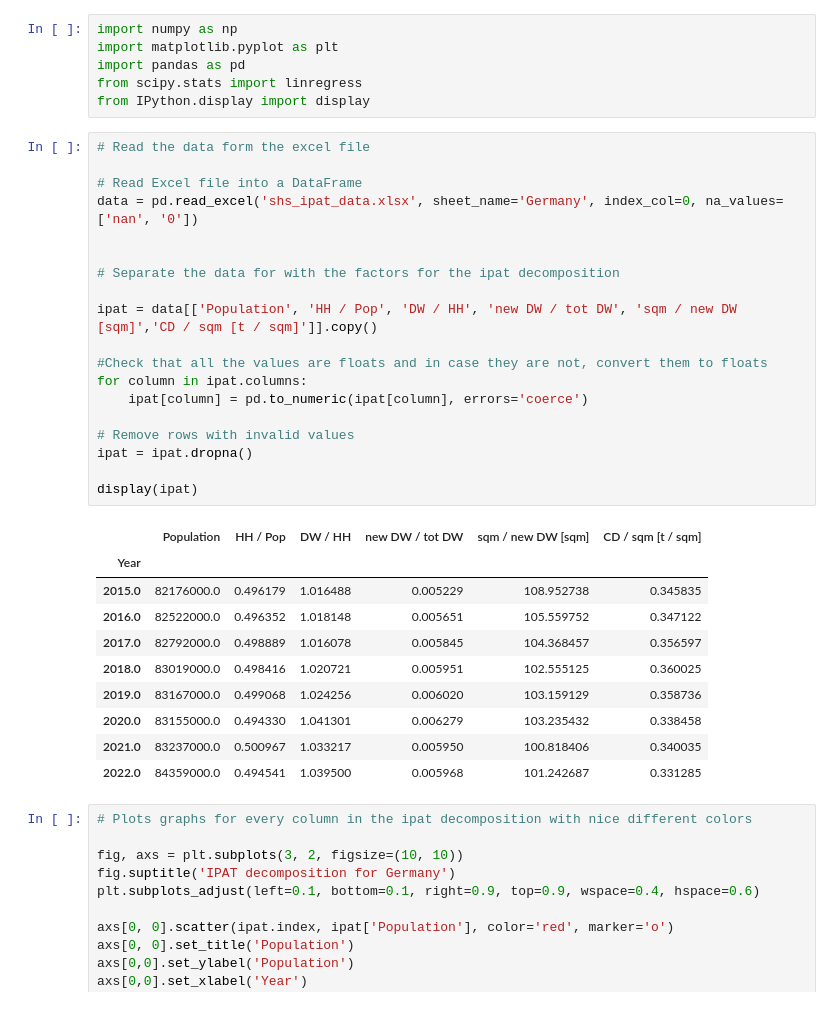
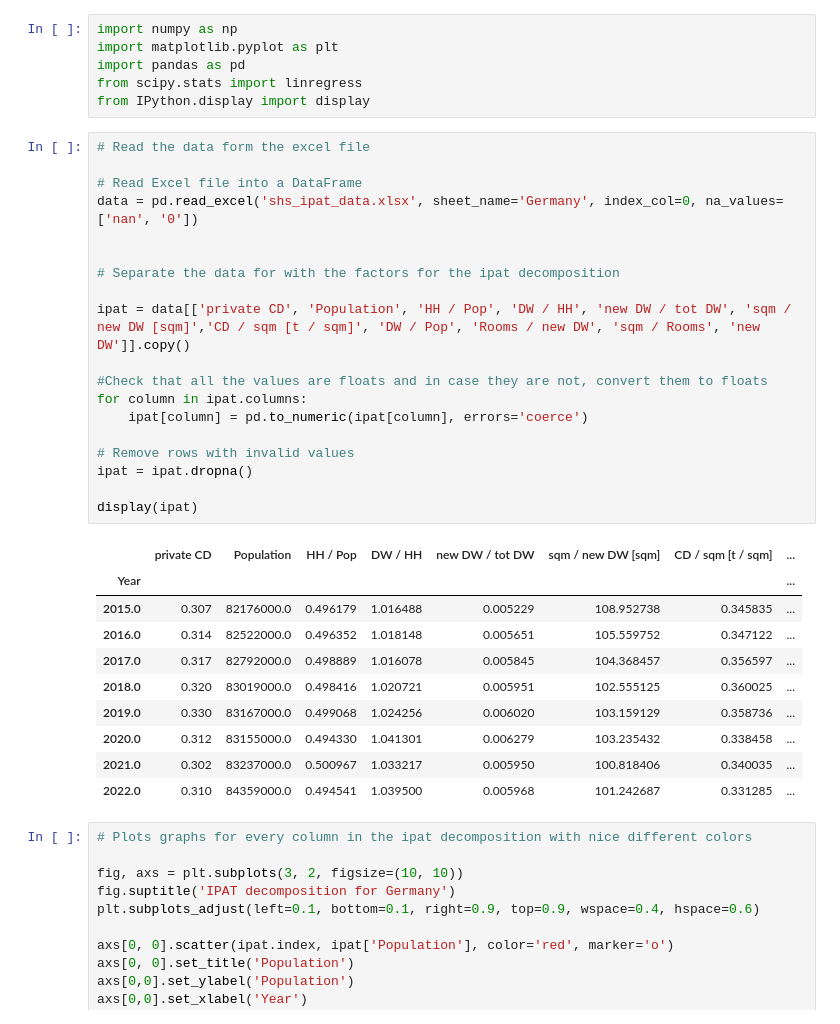
Before and after one commit to pietropecchini/Economic-Growth-and-Sustainability, a Jupyter notebook: analysis.ipynb, the cells around one changed output. Cells and saved outputs as stored; diff of their text form.

Commit message:
added rooms analysis

```diff
--- a/analysis.ipynb
+++ b/analysis.ipynb
@@ -7,33 +7,33 @@ from IPython.display import display
 # %%
 # Read the data form the excel file
 
 # Read Excel file into a DataFrame
 data = pd.read_excel('shs_ipat_data.xlsx', sheet_name='Germany', index_col=0, na_values=['nan', '0'])
 
 
 # Separate the data for with the factors for the ipat decomposition
 
-ipat = data[['Population', 'HH / Pop', 'DW / HH', 'new DW / tot DW', 'sqm / new DW [sqm]','CD / sqm [t / sqm]']].copy()
+ipat = data[['private CD', 'Population', 'HH / Pop', 'DW / HH', 'new DW / tot DW', 'sqm / new DW [sqm]','CD / sqm [t / sqm]', 'DW / Pop', 'Rooms / new DW', 'sqm / Rooms', 'new DW']].copy()
 
 #Check that all the values are floats and in case they are not, convert them to floats
 for column in ipat.columns:
     ipat[column] = pd.to_numeric(ipat[column], errors='coerce')
 
 # Remove rows with invalid values
 ipat = ipat.dropna()
 
 display(ipat)
 # %% [output]
-|  | Population | HH / Pop | DW / HH | new DW / tot DW | sqm / new DW [sqm] | CD / sqm [t / sqm] |
-| Year |  |  |  |  |  |  |
-| 2015.0 | 82176000.0 | 0.496179 | 1.016488 | 0.005229 | 108.952738 | 0.345835 |
-| 2016.0 | 82522000.0 | 0.496352 | 1.018148 | 0.005651 | 105.559752 | 0.347122 |
-| 2017.0 | 82792000.0 | 0.498889 | 1.016078 | 0.005845 | 104.368457 | 0.356597 |
-| 2018.0 | 83019000.0 | 0.498416 | 1.020721 | 0.005951 | 102.555125 | 0.360025 |
-| 2019.0 | 83167000.0 | 0.499068 | 1.024256 | 0.006020 | 103.159129 | 0.358736 |
-| 2020.0 | 83155000.0 | 0.494330 | 1.041301 | 0.006279 | 103.235432 | 0.338458 |
-| 2021.0 | 83237000.0 | 0.500967 | 1.033217 | 0.005950 | 100.818406 | 0.340035 |
-| 2022.0 | 84359000.0 | 0.494541 | 1.039500 | 0.005968 | 101.242687 | 0.331285 |
+|  | private CD | Population | HH / Pop | DW / HH | new DW / tot DW | sqm / new DW [sqm] | CD / sqm [t / sqm] | ... |
+| Year |  |  |  |  |  |  |  | ... |
+| 2015.0 | 0.307 | 82176000.0 | 0.496179 | 1.016488 | 0.005229 | 108.952738 | 0.345835 | ... |
+| 2016.0 | 0.314 | 82522000.0 | 0.496352 | 1.018148 | 0.005651 | 105.559752 | 0.347122 | ... |
+| 2017.0 | 0.317 | 82792000.0 | 0.498889 | 1.016078 | 0.005845 | 104.368457 | 0.356597 | ... |
+| 2018.0 | 0.320 | 83019000.0 | 0.498416 | 1.020721 | 0.005951 | 102.555125 | 0.360025 | ... |
+| 2019.0 | 0.330 | 83167000.0 | 0.499068 | 1.024256 | 0.006020 | 103.159129 | 0.358736 | ... |
+| 2020.0 | 0.312 | 83155000.0 | 0.494330 | 1.041301 | 0.006279 | 103.235432 | 0.338458 | ... |
+| 2021.0 | 0.302 | 83237000.0 | 0.500967 | 1.033217 | 0.005950 | 100.818406 | 0.340035 | ... |
+| 2022.0 | 0.310 | 84359000.0 | 0.494541 | 1.039500 | 0.005968 | 101.242687 | 0.331285 | ... |
 # %%
 # Plots graphs for every column in the ipat decomposition with nice different colors
 
```
Also changed, not shown: parts of 2 cells of this notebook, 1 other file.
